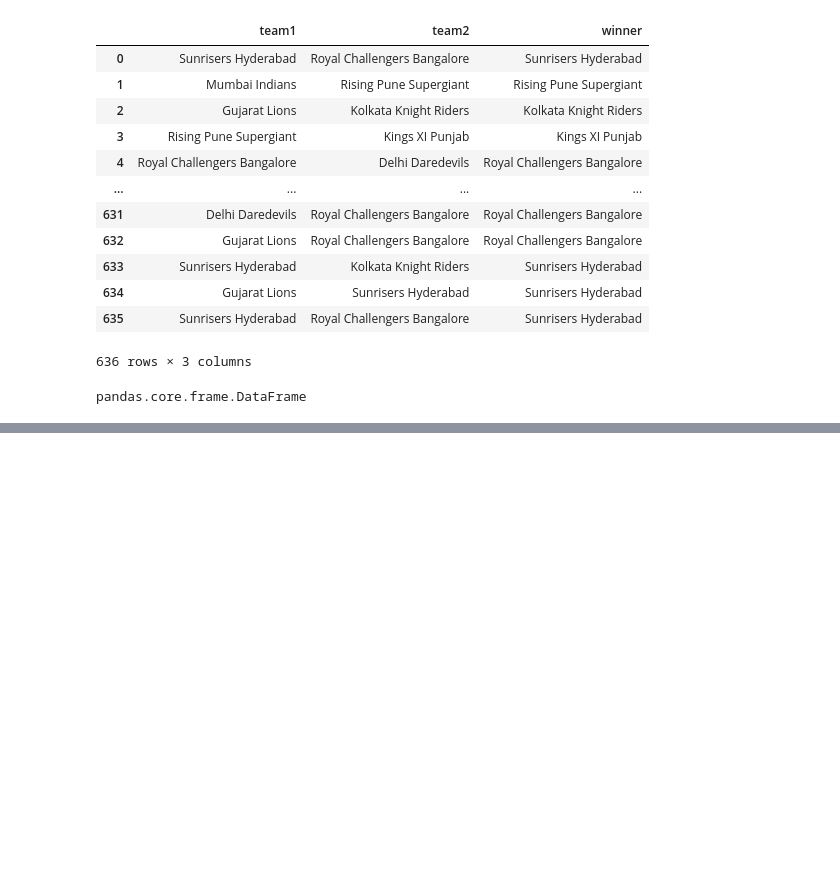
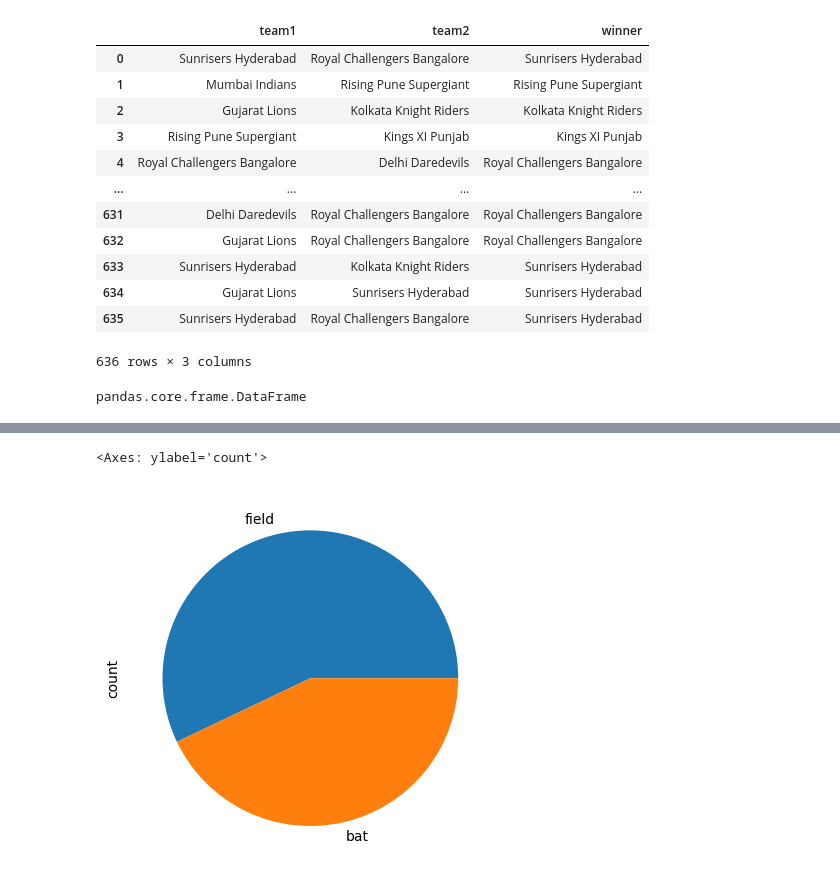
Before and after one commit to Bhavik2209/pandas_basics_-IPL-analysis-, a Jupyter notebook: IPL_analysis.ipynb, the cells around one changed output, grey strips where cells are left out. Drawn from its saved outputs; the diff is of its cells as text; code cells hidden in the pictures; blank space fills up the shorter version.

```diff
--- a/IPL_analysis.ipynb
+++ b/IPL_analysis.ipynb
@@ -84,0 +198,5 @@ pandas.core.frame.DataFrame
+# %%
+df['toss_decision'].value_counts().plot(kind='pie')
+# %% [output]
+<Axes: ylabel='count'>
+[figure, added]
```
Also changed, not shown: parts of 25 cells of this notebook.
